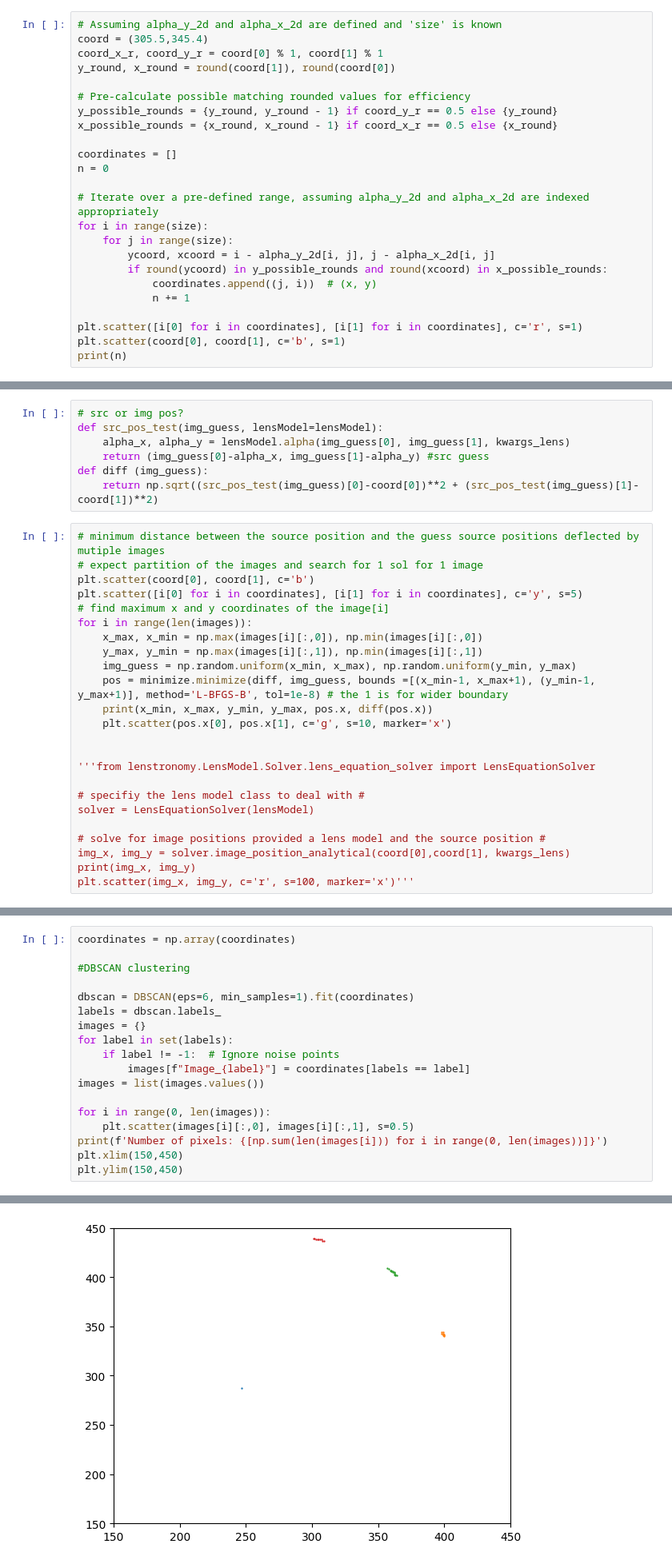
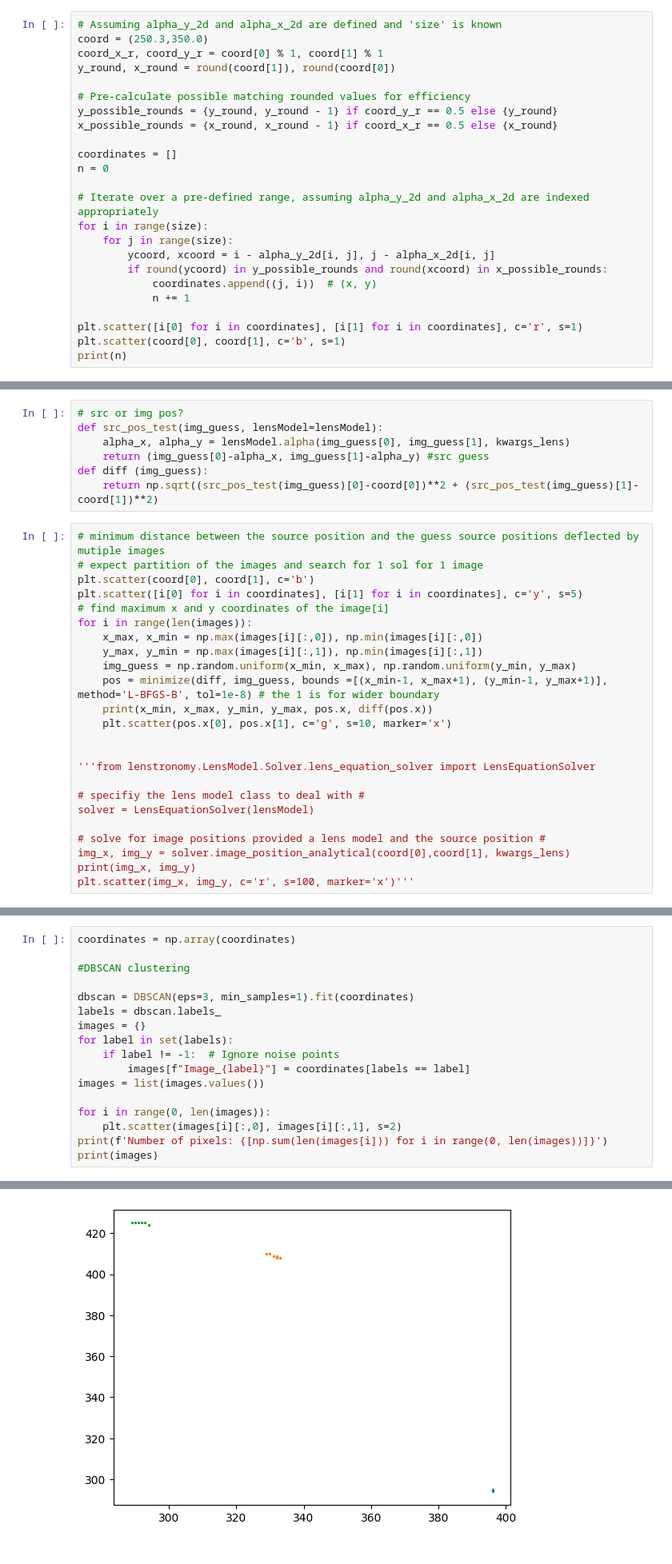
Before and after one commit to diceandcats/SURE-GW-lensing, a Jupyter notebook: Real stuffs/subpixel.ipynb, the cells around one changed output, grey strips where cells are left out. Shown at 80% size. Drawn from its saved outputs; the diff is of its cells as text.

```diff
--- a/Real stuffs/subpixel.ipynb
+++ b/Real stuffs/subpixel.ipynb
@@ -53,7 +54,7 @@ Analytical magnification : -0.2603498147889808
 [figure]
 # %%
 # Assuming alpha_y_2d and alpha_x_2d are defined and 'size' is known
-coord = (305.5,345.4)
+coord = (250.3,350.0)
 coord_x_r, coord_y_r = coord[0] % 1, coord[1] % 1
 y_round, x_round = round(coord[1]), round(coord[0])
 
@@ -133,7 +134,7 @@ for i in range(len(images)):
     x_max, x_min = np.max(images[i][:,0]), np.min(images[i][:,0])
     y_max, y_min = np.max(images[i][:,1]), np.min(images[i][:,1])
     img_guess = np.random.uniform(x_min, x_max), np.random.uniform(y_min, y_max)
-    pos = minimize.minimize(diff, img_guess, bounds =[(x_min-1, x_max+1), (y_min-1, y_max+1)], method='L-BFGS-B', tol=1e-8) # the 1 is for wider boundary
+    pos = minimize(diff, img_guess, bounds =[(x_min-1, x_max+1), (y_min-1, y_max+1)], method='L-BFGS-B', tol=1e-8) # the 1 is for wider boundary
     print(x_min, x_max, y_min, y_max, pos.x, diff(pos.x))
     plt.scatter(pos.x[0], pos.x[1], c='g', s=10, marker='x')
 
@@ -187,7 +190,7 @@ coordinates = np.array(coordinates)
 
 #DBSCAN clustering
 
-dbscan = DBSCAN(eps=6, min_samples=1).fit(coordinates)
+dbscan = DBSCAN(eps=3, min_samples=1).fit(coordinates)
 labels = dbscan.labels_
 images = {}
 for label in set(labels):
@@ -196,8 +199,7 @@ for label in set(labels):
 images = list(images.values())
 
 for i in range(0, len(images)):
-    plt.scatter(images[i][:,0], images[i][:,1], s=0.5)
+    plt.scatter(images[i][:,0], images[i][:,1], s=2)
 print(f'Number of pixels: {[np.sum(len(images[i])) for i in range(0, len(images))]}')
-plt.xlim(150,450)
-plt.ylim(150,450)
+print(images)
 # %% [output]
@@ -206,4 +219,4 @@ Number of pixels: [1, 9, 13, 9]
-[figure, old version]
+[figure, new version]
 # %%
 # interpolate the deflected angle given the image pos
 def def_angle_test_interpolate(x,y, alpha_x= alpha_x_2d, alpha_y = alpha_y_2d):  #(x,y) is img_guess
```
Also changed, not shown: parts of 13 cells of this notebook, 4 other files.
